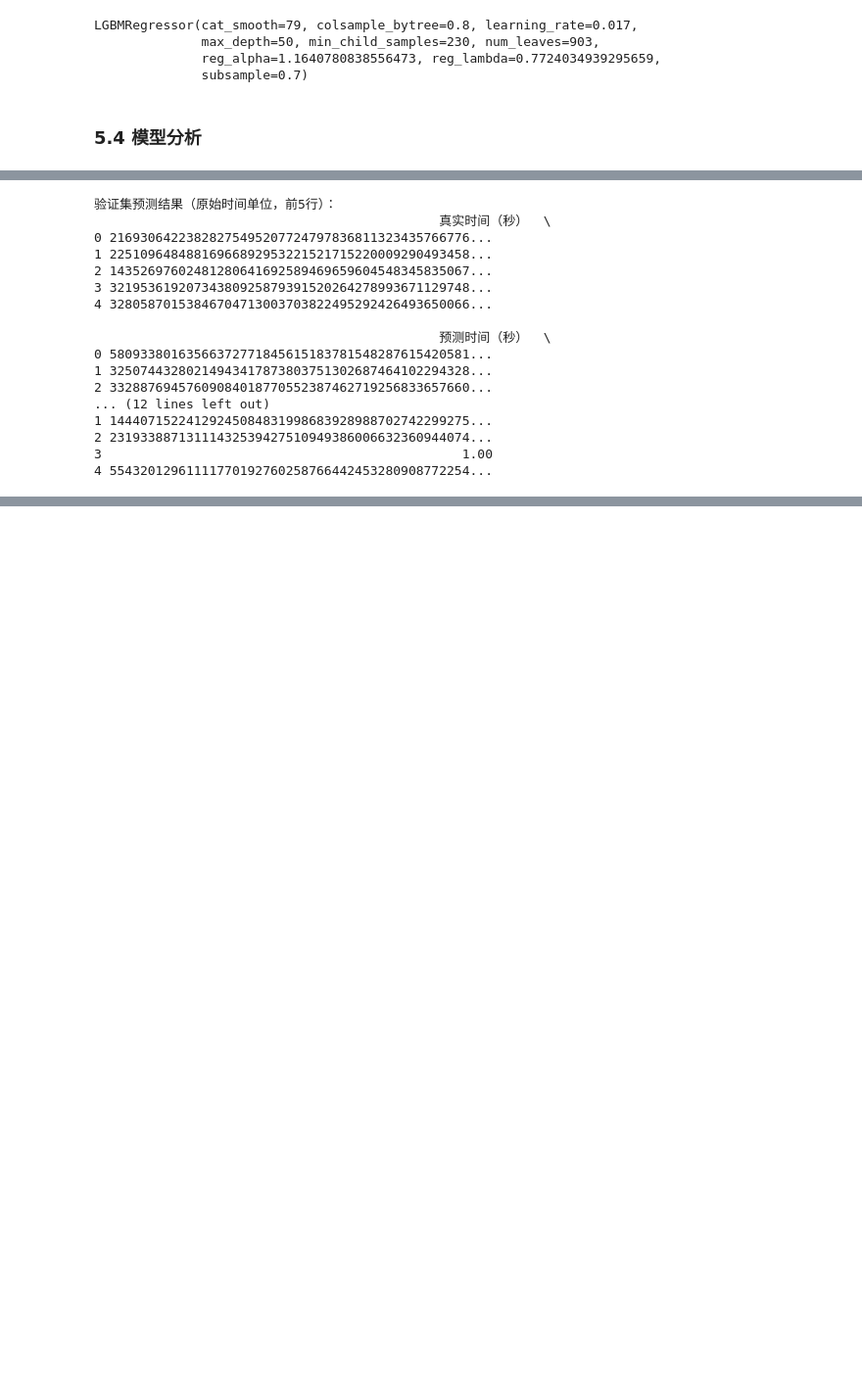
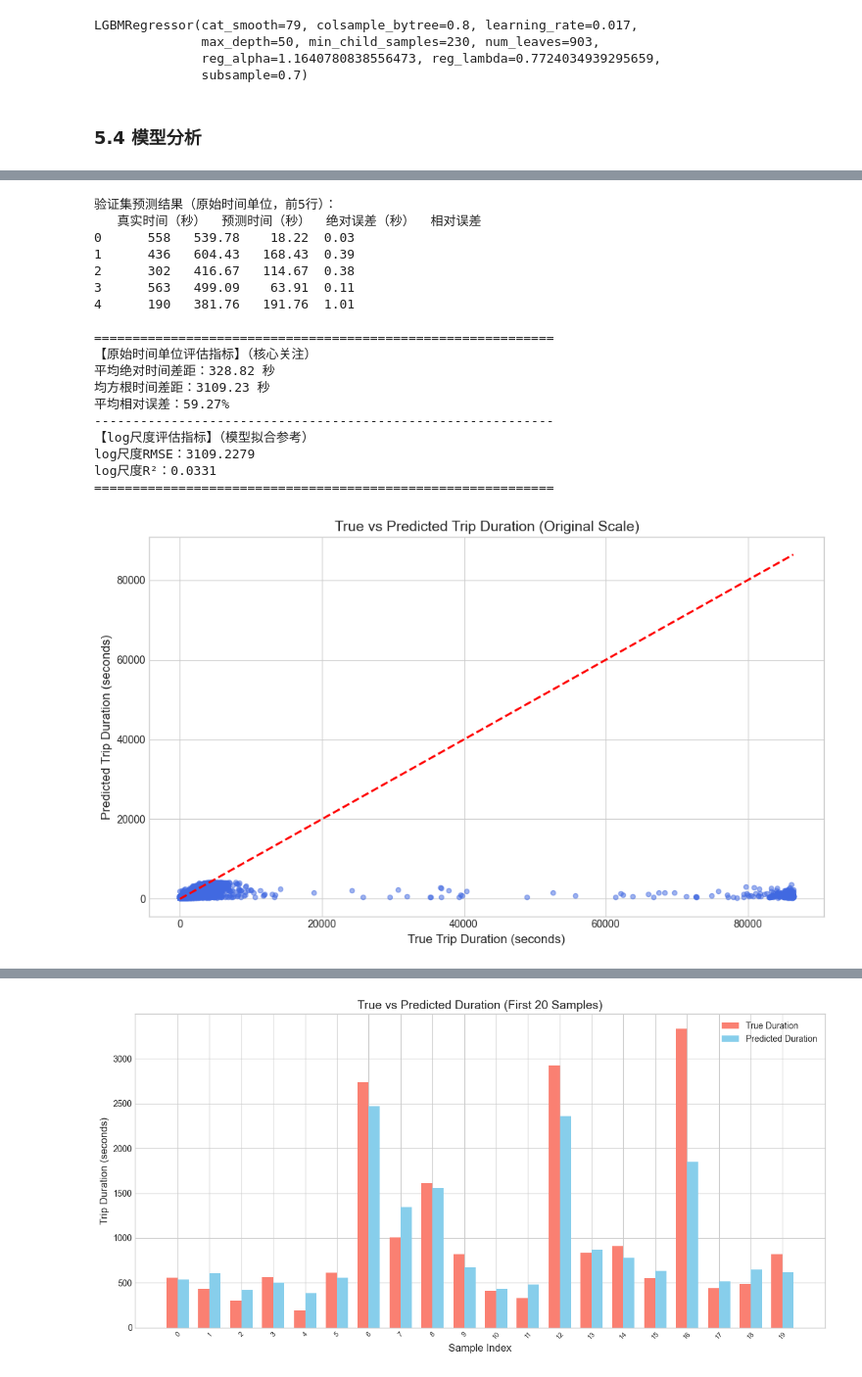
Before and after one commit to jacktaolai/geo-big-data-analysis, a Jupyter notebook: 实习二/实习二代码/taxi_travel_time_prediction.ipynb, the cells around one changed output, grey strips where cells are left out. Shown at 98% size. Saved outputs shown, nothing was run; the diff lists cells and outputs as text; code cells hidden in the pictures; blank space fills up the shorter version.

```diff
--- a/实习二/实习二代码/taxi_travel_time_prediction.ipynb
+++ b/实习二/实习二代码/taxi_travel_time_prediction.ipynb
@@ -672,8 +672,8 @@ val_true_log = val_y.values              # 真实的log_trip_duration
 
 # 1.2 逆转换：从log尺度还原为原始时间（trip_duration）
 # 抵消之前的 log(x + 1) → 逆运算为 exp(log_x) - 1
-val_pred = np.exp(val_pred_log) - 1  # 预测的原始时间（如秒）
-val_true = np.exp(val_true_log) - 1  # 真实的原始时间（如秒）
+val_pred = val_pred_log # 预测的原始时间（如秒）
+val_true = val_true_log  # 真实的原始时间（如秒）
 
 # 1.3 整理结果（原始时间单位）
 result_df = pd.DataFrame({
@@ -756,45 +756,47 @@ plt.title('True vs Predicted Duration (First 20 Samples)', fontsize=14)
 plt.xticks(x, sample_df.index, rotation=45, fontsize=8)
 plt.legend()
 plt.tight_layout()
 plt.show()
 
 
 # 3.4 误差随真实时间的变化（看是否某些区间误差更大）
 plt.figure(figsize=(10, 6))
 plt.scatter(val_true, result_df['绝对误差（秒）'], alpha=0.5, s=15, color='purple')
 plt.xlabel('True Trip Duration (seconds)', fontsize=12)
 plt.ylabel('Absolute Error (seconds)', fontsize=12)
 plt.title('Absolute Error vs True Duration', fontsize=14)
 plt.tight_layout()
 plt.show()
 
 
 # --------------------------
 # 4. 误差较大样本分析（原始时间单位）
 # --------------------------
 # 按绝对误差排序，取误差最大的10个样本
 top_error_samples = result_df.sort_values(by='绝对误差（秒）', ascending=False).head(10)
 print("\n误差最大的10个样本（原始时间单位）：")
 print(top_error_samples[['真实时间（秒）', '预测时间（秒）', '绝对误差（秒）', '相对误差']])
 
 # （可选）查看这些样本的特征，分析误差原因
 # print("\n误差最大样本的特征：")
 # print(val_X.loc[top_error_samples.index])
 # %% [output]
 验证集预测结果（原始时间单位，前5行）：
-                                             真实时间（秒）  \
-0 21693064223828275495207724797836811323435766776...
-1 22510964848816966892953221521715220009290493458...
-2 14352697602481280641692589469659604548345835067...
-3 32195361920734380925879391520264278993671129748...
-4 32805870153846704713003703822495292426493650066...
+   真实时间（秒）  预测时间（秒）  绝对误差（秒）  相对误差
+0      558   539.78    18.22  0.03
+1      436   604.43   168.43  0.39
+2      302   416.67   114.67  0.38
+3      563   499.09    63.91  0.11
+4      190   381.76   191.76  1.01
 
-                                             预测时间（秒）  \
-0 58093380163566372771845615183781548287615420581...
-1 32507443280214943417873803751302687464102294328...
-2 33288769457609084018770552387462719256833657660...
-... (12 lines left out)
-1 14440715224129245084831998683928988702742299275...
-2 23193388713111432539427510949386006632360944074...
-3                                               1.00
-4 55432012961111770192760258766442453280908772254...
+============================================================
+【原始时间单位评估指标】（核心关注）
+平均绝对时间差距：328.82 秒
+均方根时间差距：3109.23 秒
+平均相对误差：59.27%
+------------------------------------------------------------
+【log尺度评估指标】（模型拟合参考）
+log尺度RMSE：3109.2279
+log尺度R²：0.0331
+============================================================
+[figure, added]
@@ -800,0 +804 @@ print(top_error_samples[['真实时间（秒）', '预测时间（秒）', '绝
+[figure, added]
```
Also changed, not shown: parts of 8 cells of this notebook.
